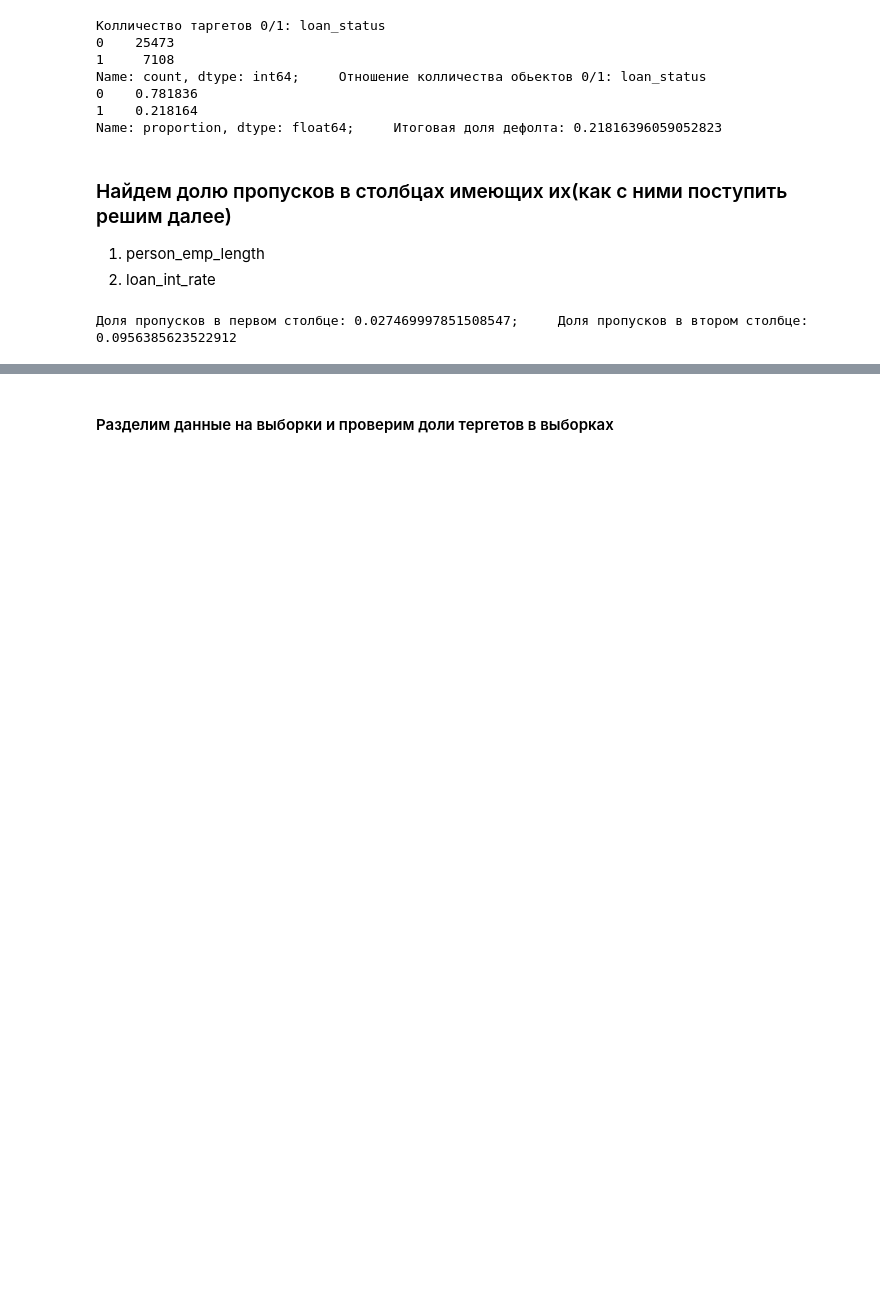
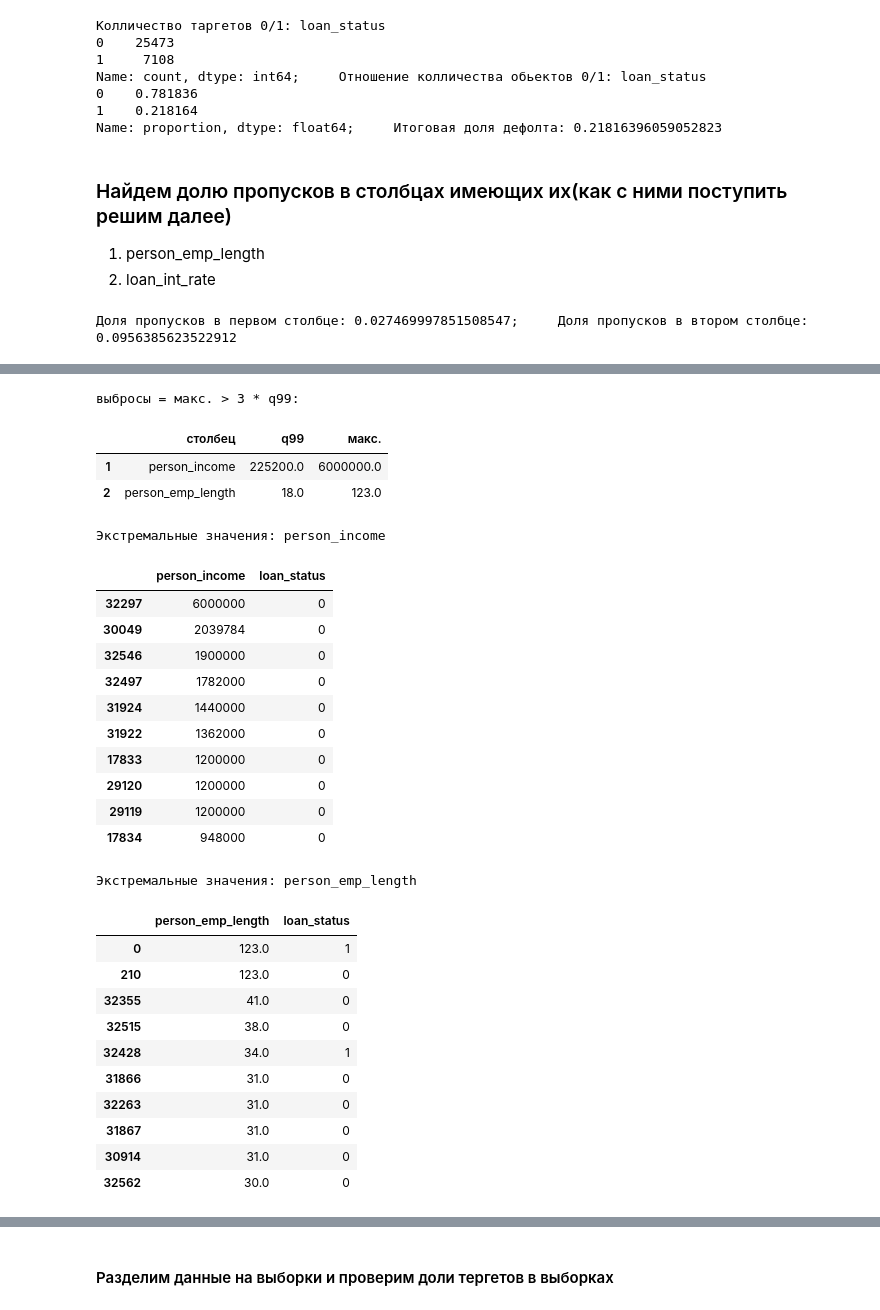
Before and after one commit to rodionpotapov/trening, a Jupyter notebook: prod/pet_project/notebook.ipynb, the cells around one changed output, grey strips where cells are left out. Saved outputs shown, nothing was run; the diff lists cells and outputs as text; code cells hidden in the pictures; blank space fills up the shorter version.

```diff
--- a/prod/pet_project/notebook.ipynb
+++ b/prod/pet_project/notebook.ipynb
@@ -132,0 +144,8 @@ print(
+# %%
+target = "loan_status"
+
+nunique_all = data.nunique(dropna=False)
+const_cols = nunique_all[nunique_all == 1].index.tolist()
+
+print("не константные столбцы:")
+print(nunique_all)
@@ -132,0 +198,39 @@ print(
+# %%
+suspects = num_audit[num_audit["макс."] > num_audit["q99"] * 3].copy()
+
+print("выбросы = макс. > 3 * q99:")
+
+display(suspects[["столбец", "q99", "макс."]])
+top_cols = suspects["столбец"].head(3).tolist()
+for col in top_cols:
+    print(f"Экстремальные значения: {col}")
+    display(data.sort_values(col, ascending=False)[[col, target]].head(10))
+# %% [output]
+выбросы = макс. > 3 * q99:
+|  | столбец | q99 | макс. |
+| 1 | person_income | 225200.0 | 6000000.0 |
+| 2 | person_emp_length | 18.0 | 123.0 |
+Экстремальные значения: person_income
+|  | person_income | loan_status |
+| 32297 | 6000000 | 0 |
+| 30049 | 2039784 | 0 |
+| 32546 | 1900000 | 0 |
+| 32497 | 1782000 | 0 |
+| 31924 | 1440000 | 0 |
+| 31922 | 1362000 | 0 |
+| 17833 | 1200000 | 0 |
+| 29120 | 1200000 | 0 |
+| 29119 | 1200000 | 0 |
+| 17834 | 948000 | 0 |
+Экстремальные значения: person_emp_length
+|  | person_emp_length | loan_status |
+| 0 | 123.0 | 1 |
+| 210 | 123.0 | 0 |
+| 32355 | 41.0 | 0 |
+| 32515 | 38.0 | 0 |
+| 32428 | 34.0 | 1 |
+| 31866 | 31.0 | 0 |
+| 32263 | 31.0 | 0 |
+| 31867 | 31.0 | 0 |
+| 30914 | 31.0 | 0 |
+| 32562 | 30.0 | 0 |
```
Also changed, not shown: parts of 20 cells of this notebook.
